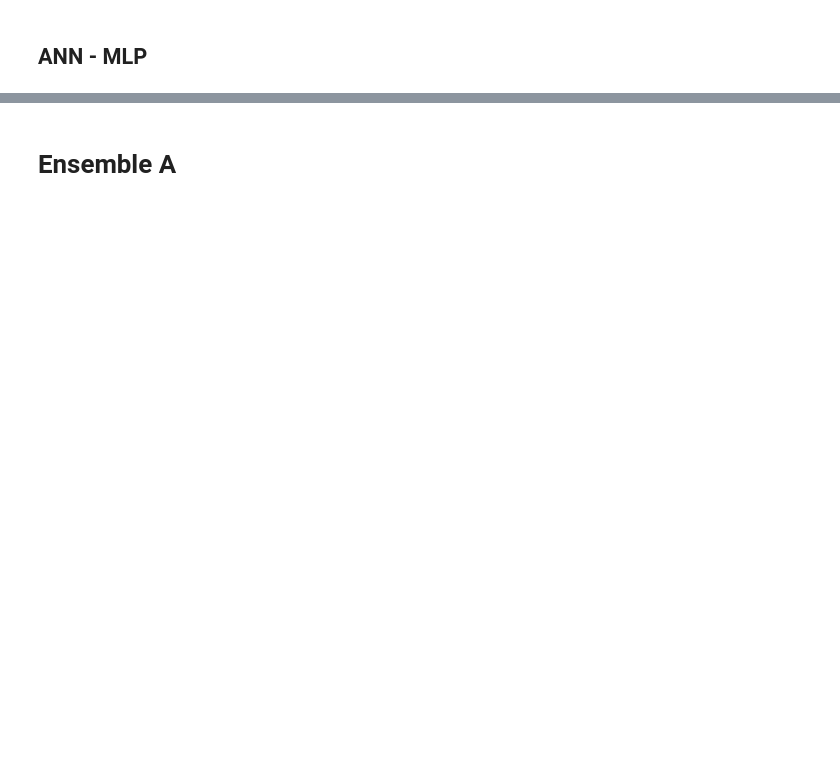
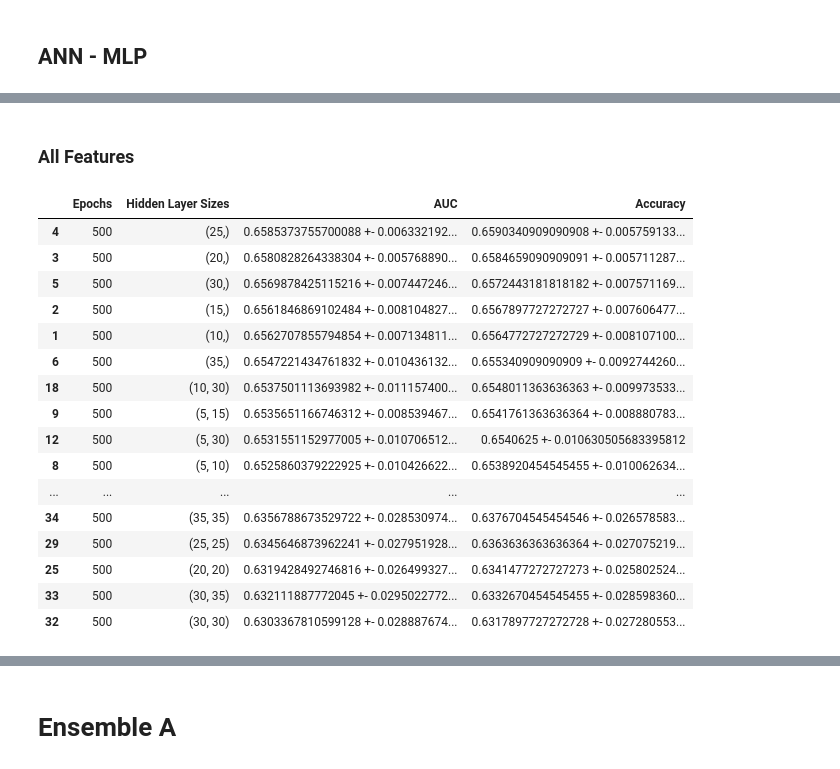
Before and after one commit to IgorTrevelin/MBA_TCC, a Jupyter notebook: main2.ipynb, the cells around one changed output, grey strips where cells are left out. Saved outputs shown, nothing was run; the diff lists cells and outputs as text; code cells hidden in the pictures; blank space fills up the shorter version.

```diff
--- a/main2.ipynb
+++ b/main2.ipynb
@@ -64,0 +122,4 @@ There are no empty values in the dataset
+# %%
+target = 'IBOV_Direction'
+X_c = data.drop([target, 'IBOV_Close'], axis=1).values
+y_c = data[target].values
@@ -132,0 +209,6 @@ def genetic_filter(X, y):
+# %%
+from sklearn.decomposition import PCA
+
+pca = PCA(n_components=20)
+# %%
+X_c_pca = pca.fit_transform(X_c, y_c)
@@ -197,0 +279,7 @@ SVM Accuracy: 0.5630810092961487 +- 1.1102230246251565e-16
+# %%
+X_train, y_train, X_test, y_test = train_test_split(X_c_pca, y_c)
+
+results = Parallel(n_jobs=n_jobs)(delayed(run_svm)(X_train, y_train, X_test, y_test) for i in range(50))
+aucs, accs = zip(*results)
+print(f'SVM AUC: {np.mean(aucs)} +- {np.std(aucs)}')
+print(f'SVM Accuracy: {np.mean(accs)} +- {np.std(accs)}')
@@ -293,0 +332,43 @@ filter_selected = np.nonzero(ga.best_solution()[0])[0]
+# %% [markdown]
+### All Features
+# %%
+X_train, y_train, X_test, y_test = train_test_split(X_c, y_c)
+
+results = Parallel(n_jobs=n_jobs)(delayed(run_mlp)(
+    X_train,
+    y_train,
+    X_test,
+    y_test,
+    ls,
+    ep
+) for ep in epochs for ls in combinations)
+
+data = []
+for result in results:
+    data.append([
+        result[0],
+        result[1],
+        f'{np.mean(result[2])} +- {np.std(result[2])}',
+        f'{np.mean(result[3])} +- {np.std(result[3])}'
+    ])
+
+summary = pd.DataFrame(data, columns=['Epochs', 'Hidden Layer Sizes', 'AUC', 'Accuracy'])
+summary.sort_values(['Accuracy', 'AUC'], ascending=False)
+# %% [output]
+|  | Epochs | Hidden Layer Sizes | AUC | Accuracy |
+| 4 | 500 | (25,) | 0.6585373755700088 +- 0.006332192... | 0.6590340909090908 +- 0.005759133... |
+| 3 | 500 | (20,) | 0.6580828264338304 +- 0.005768890... | 0.6584659090909091 +- 0.005711287... |
+| 5 | 500 | (30,) | 0.6569878425115216 +- 0.007447246... | 0.6572443181818182 +- 0.007571169... |
+| 2 | 500 | (15,) | 0.6561846869102484 +- 0.008104827... | 0.6567897727272727 +- 0.007606477... |
+| 1 | 500 | (10,) | 0.6562707855794854 +- 0.007134811... | 0.6564772727272729 +- 0.008107100... |
+| 6 | 500 | (35,) | 0.6547221434761832 +- 0.010436132... | 0.655340909090909 +- 0.0092744260... |
+| 18 | 500 | (10, 30) | 0.6537501113693982 +- 0.011157400... | 0.6548011363636363 +- 0.009973533... |
+| 9 | 500 | (5, 15) | 0.6535651166746312 +- 0.008539467... | 0.6541761363636364 +- 0.008880783... |
+| 12 | 500 | (5, 30) | 0.6531551152977005 +- 0.010706512... | 0.6540625 +- 0.010630505683395812 |
+| 8 | 500 | (5, 10) | 0.6525860379222925 +- 0.010426622... | 0.6538920454545455 +- 0.010062634... |
+| ... | ... | ... | ... | ... |
+| 34 | 500 | (35, 35) | 0.6356788673529722 +- 0.028530974... | 0.6376704545454546 +- 0.026578583... |
+| 29 | 500 | (25, 25) | 0.6345646873962241 +- 0.027951928... | 0.6363636363636364 +- 0.027075219... |
+| 25 | 500 | (20, 20) | 0.6319428492746816 +- 0.026499327... | 0.6341477272727273 +- 0.025802524... |
+| 33 | 500 | (30, 35) | 0.632111887772045 +- 0.0295022772... | 0.6332670454545455 +- 0.028598360... |
+| 32 | 500 | (30, 30) | 0.6303367810599128 +- 0.028887674... | 0.6317897727272728 +- 0.027280553... |
```
Also changed, not shown: parts of 37 cells of this notebook, 2 other files.
